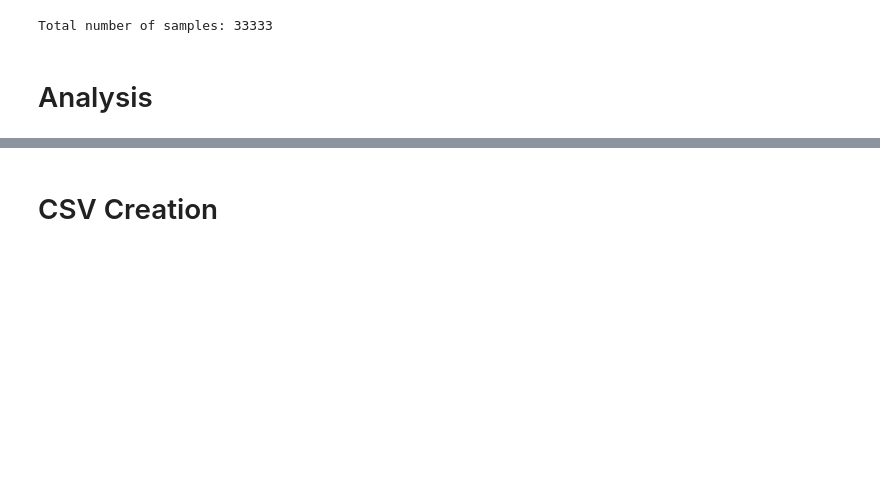
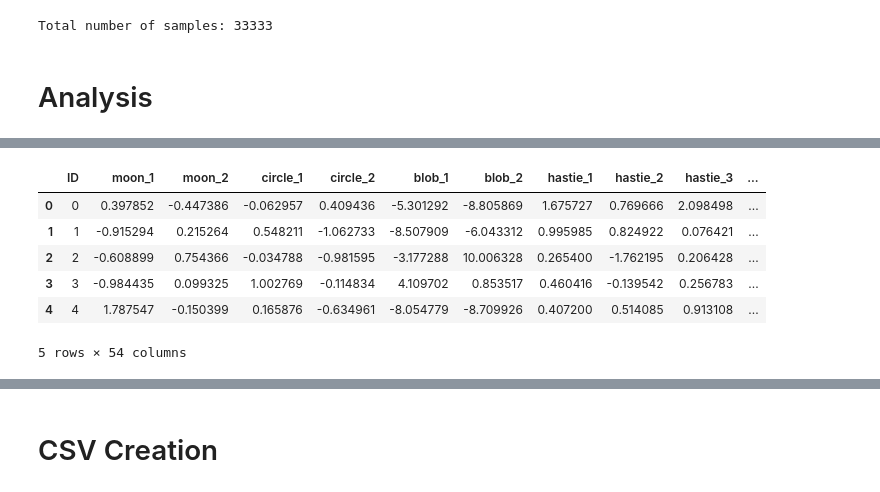
Before and after one commit to SqrtNegativOne/competition-dataset-generation, a Jupyter notebook: generation.ipynb, the cells around one changed output, grey strips where cells are left out. Drawn from its saved outputs; the diff is of its cells as text; code cells hidden in the pictures; blank space fills up the shorter version.

```diff
--- a/generation.ipynb
+++ b/generation.ipynb
@@ -202,3 +202,13 @@ Matplotlib is building the font cache; this may take a moment.
+# %%
+df.head()
+# %% [output]
+|  | ID | moon_1 | moon_2 | circle_1 | circle_2 | blob_1 | blob_2 | hastie_1 | hastie_2 | hastie_3 | ... |
+| 0 | 0 | 0.397852 | -0.447386 | -0.062957 | 0.409436 | -5.301292 | -8.805869 | 1.675727 | 0.769666 | 2.098498 | ... |
+| 1 | 1 | -0.915294 | 0.215264 | 0.548211 | -1.062733 | -8.507909 | -6.043312 | 0.995985 | 0.824922 | 0.076421 | ... |
+| 2 | 2 | -0.608899 | 0.754366 | -0.034788 | -0.981595 | -3.177288 | 10.006328 | 0.265400 | -1.762195 | 0.206428 | ... |
+| 3 | 3 | -0.984435 | 0.099325 | 1.002769 | -0.114834 | 4.109702 | 0.853517 | 0.460416 | -0.139542 | 0.256783 | ... |
+| 4 | 4 | 1.787547 | -0.150399 | 0.165876 | -0.634961 | -8.054779 | -8.709926 | 0.407200 | 0.514085 | 0.913108 | ... |
+5 rows × 54 columns
 # %%
 # Numerical and categorical columns
 num_cols = df.select_dtypes(exclude=['object']).columns.tolist()
```
Also changed, not shown: parts of 12 cells of this notebook, 9 other files.
